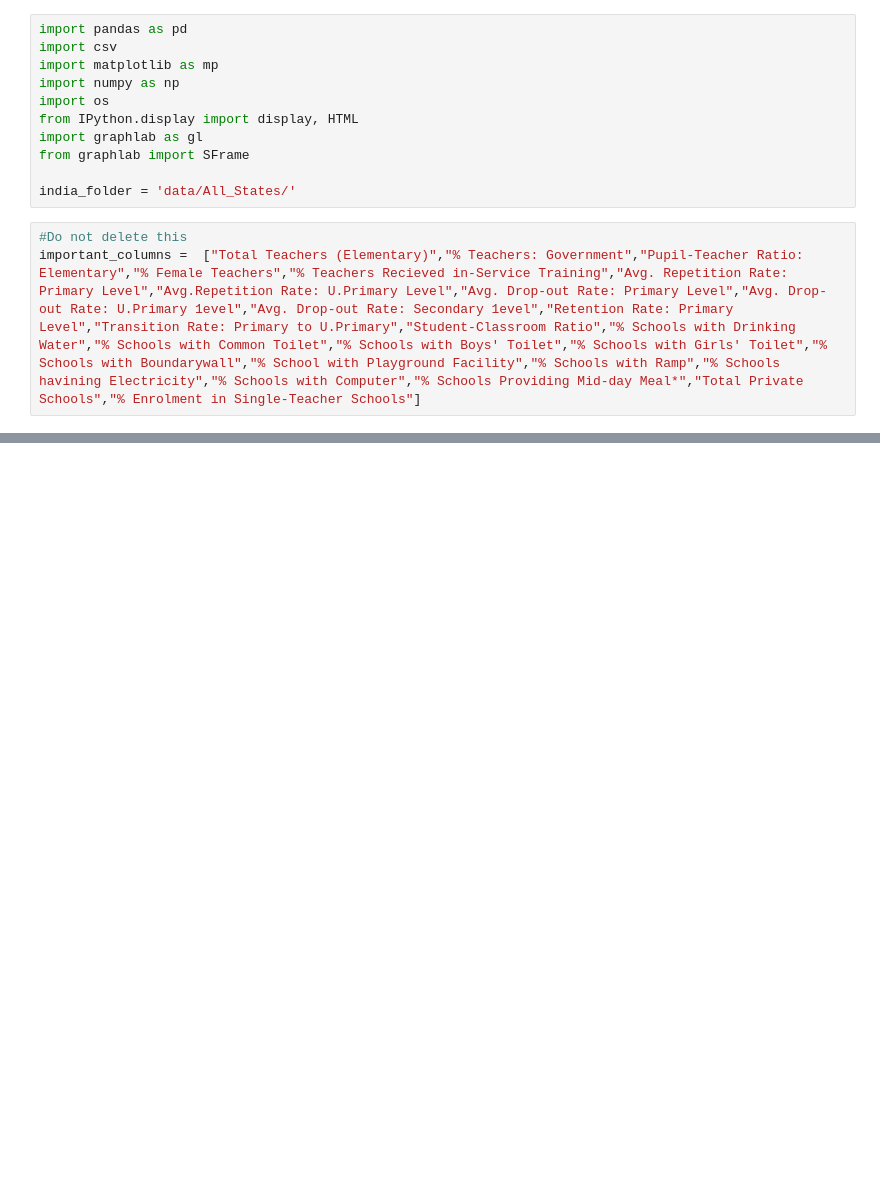
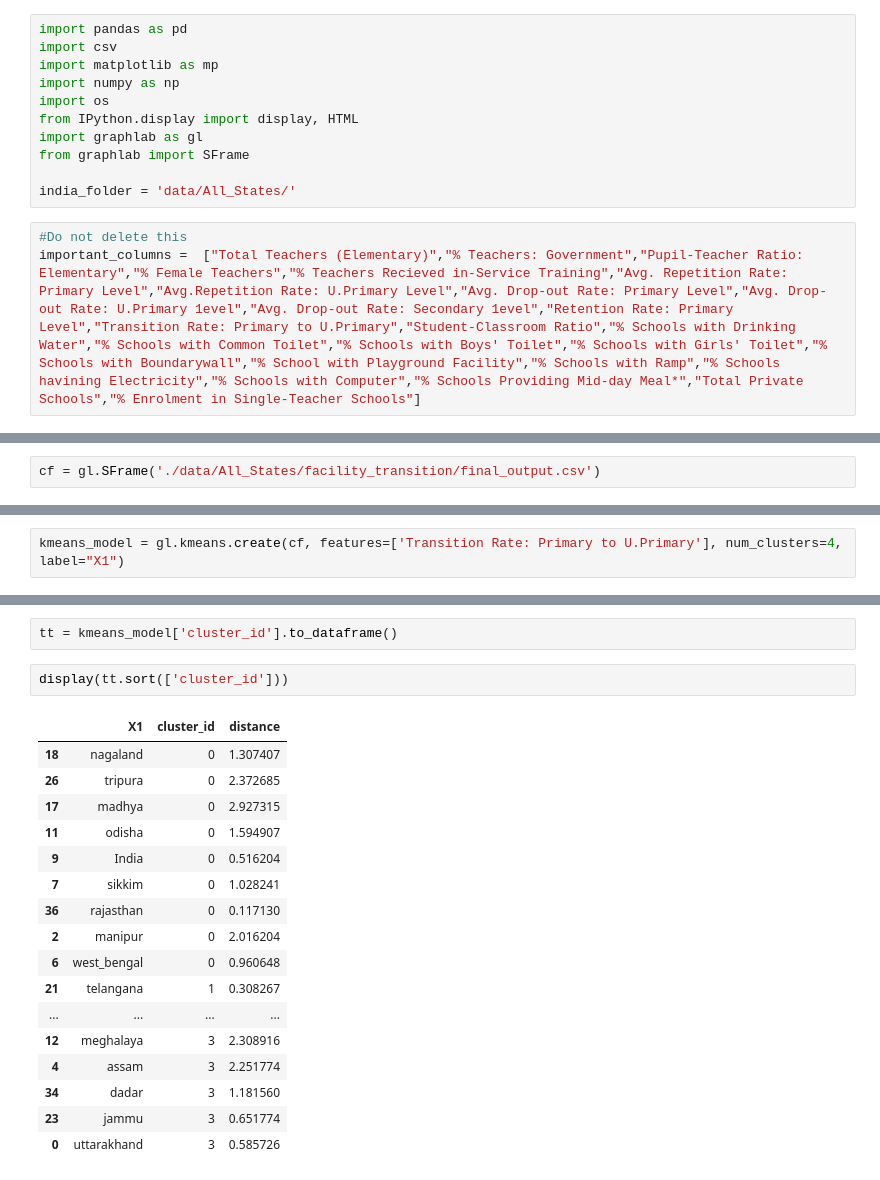
Before and after one commit to Rj7/IndianSchoolDropouts, a Jupyter notebook: graphplot_and_sample.ipynb, the cells around one changed output, grey strips where cells are left out. Saved outputs shown, nothing was run; the diff lists cells and outputs as text; blank space fills up the shorter version.

Commit message:
Clustered coefficients

```diff
--- a/graphplot_and_sample.ipynb
+++ b/graphplot_and_sample.ipynb
@@ -68,0 +65,2 @@ model.l2_penalty
+# %%
+cf = gl.SFrame('./data/All_States/facility_transition/final_output.csv')
@@ -68,0 +100,2 @@ model.l2_penalty
+# %%
+kmeans_model = gl.kmeans.create(cf, features=['Transition Rate: Primary to U.Primary'], num_clusters=4, label="X1")
@@ -68,0 +116,22 @@ model.l2_penalty
+# %%
+tt = kmeans_model['cluster_id'].to_dataframe()
+# %%
+display(tt.sort(['cluster_id']))
+# %% [output]
+|  | X1 | cluster_id | distance |
+| 18 | nagaland | 0 | 1.307407 |
+| 26 | tripura | 0 | 2.372685 |
+| 17 | madhya | 0 | 2.927315 |
+| 11 | odisha | 0 | 1.594907 |
+| 9 | India | 0 | 0.516204 |
+| 7 | sikkim | 0 | 1.028241 |
+| 36 | rajasthan | 0 | 0.117130 |
+| 2 | manipur | 0 | 2.016204 |
+| 6 | west_bengal | 0 | 0.960648 |
+| 21 | telangana | 1 | 0.308267 |
+| ... | ... | ... | ... |
+| 12 | meghalaya | 3 | 2.308916 |
+| 4 | assam | 3 | 2.251774 |
+| 34 | dadar | 3 | 1.181560 |
+| 23 | jammu | 3 | 0.651774 |
+| 0 | uttarakhand | 3 | 0.585726 |
```
Also changed, not shown: parts of 7 cells of this notebook.
